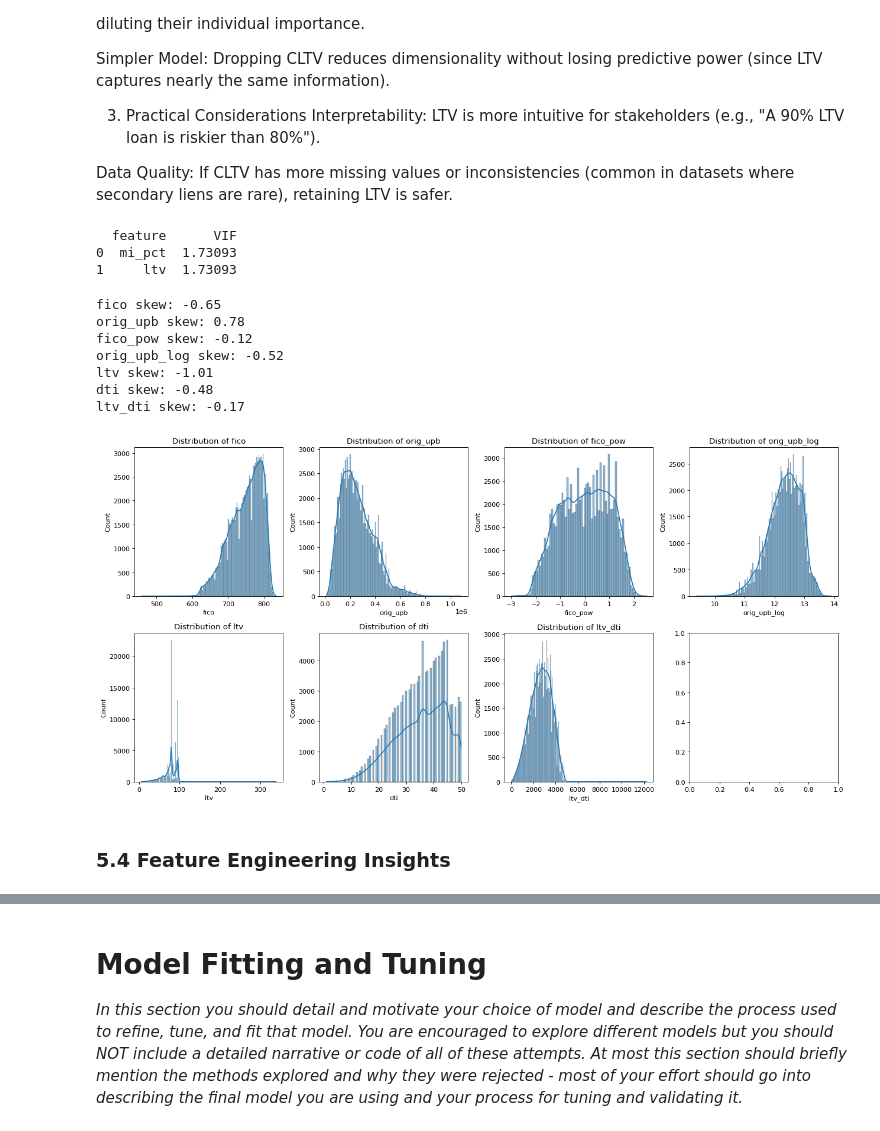
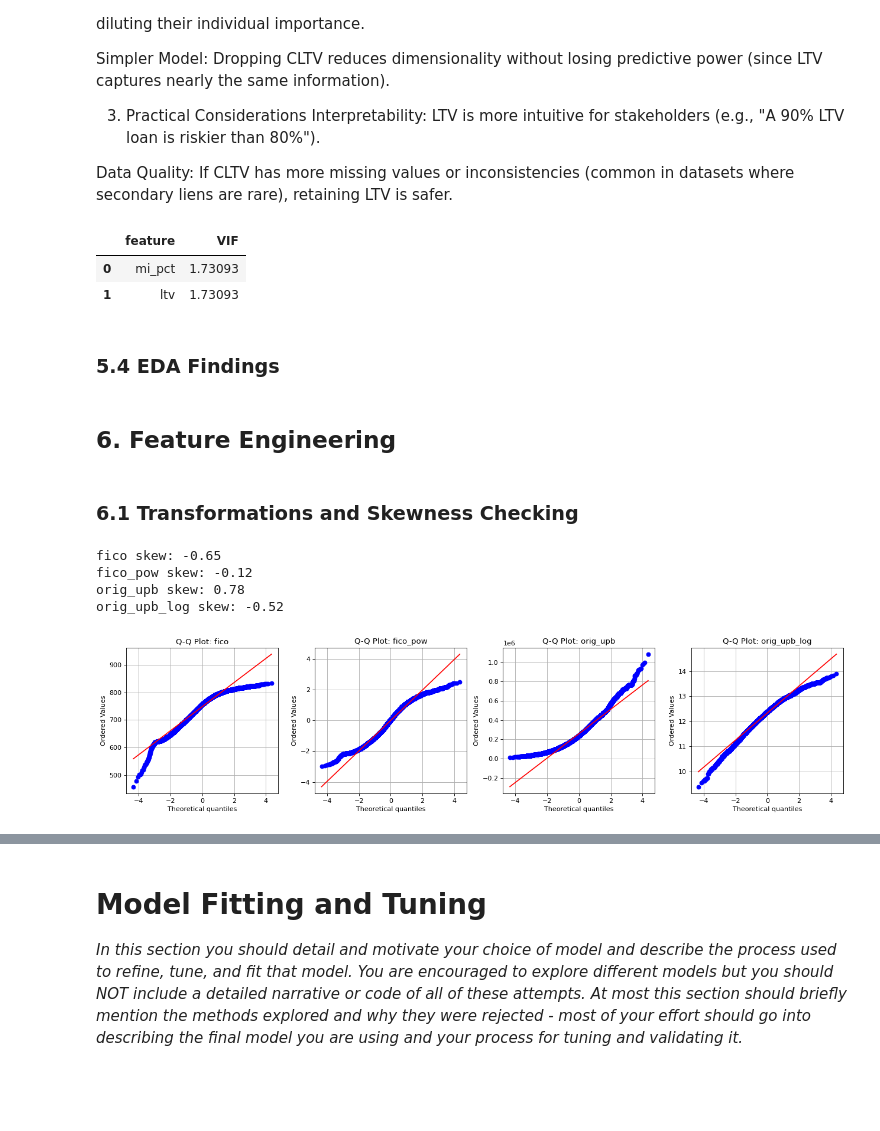
Before and after one commit to AwuoeZYC/Project_2, a Jupyter notebook: project2.ipynb, the cells around one changed output, grey strips where cells are left out. Saved outputs shown, nothing was run; the diff lists cells and outputs as text; code cells hidden in the pictures; blank space fills up the shorter version.

```diff
--- a/project2.ipynb
+++ b/project2.ipynb
@@ -166,4 +116,5 @@ cltv                       1        0.000789
 # %%
+# Check for columns with >90% missing values
 missing_pct = d_filtered.isna().mean()
 high_missing_cols = missing_pct[missing_pct > 0.9].index.tolist()
 print("Columns with >90% missing values:", high_missing_cols)
@@ -173,14 +124,18 @@ constant_cols = []
 for col in d_filtered.columns:
     if d_filtered[col].nunique(dropna=True) == 1:
         constant_cols.append(col)
-
 print("Columns with constant values:", constant_cols)
 
+# Drop identifier columns
 ide_cols = ['id_loan', 'seller_name', 'servicer_name']
+print("Identifier columns:", ide_cols)
 
-cols_to_drop = list(set(constant_cols + high_missing_cols + ide_cols))
-print("Columns to drop:", cols_to_drop)
+# Drop date columns redundant with 'orig_loan_term' (loan term is derived from first payment and maturity dates)
+date_cols = ['dt_first_pi', 'dt_matr']
+print("Date columns:", date_cols)
 
+# Drop columns with constant values, >90% missing values, and identifier columns
+cols_to_drop = list(set(constant_cols + high_missing_cols + ide_cols + date_cols))
 d_filtered = d_filtered.drop(columns=cols_to_drop, errors='ignore')
 # %% [output]
 Columns with >90% missing values: ['flag_sc', 'id_loan_rr', 'program_ind', 'rr_ind']
@@ -196,6 +152,7 @@ y = d_filtered['loan_status']
 # Stratified split to maintain class balance
 X_train, X_test, y_train, y_test = train_test_split(
     X, y,
+    shuffle= True,
     test_size=0.2,
     stratify=y,  # Maintain class distribution
     random_state=42
@@ -223,8 +178,0 @@ X_test[cat_cols] = X_test[cat_cols].fillna('Unknown')
-# %%
-# Drop original date columns
-X_train = X_train.drop(columns=['dt_first_pi', 'dt_matr'])
-X_test = X_test.drop(columns=['dt_first_pi', 'dt_matr'])
-
-# Combine training data for EDA
-train_df = pd.concat([X_train, y_train], axis=1)
-print("\nTraining data shape:", train_df.shape)
@@ -389,47 +319,46 @@ from statsmodels.stats.outliers_influence import variance_inflation_factor
 vif_data = pd.DataFrame()
 vif_data["feature"] = X_train[["mi_pct", "ltv"]].columns
 vif_data["VIF"] = [variance_inflation_factor(X_train[["mi_pct", "ltv"]].values, i) for i in range(2)]
-print(vif_data)
+vif_data
 # %% [output]
-  feature      VIF
-0  mi_pct  1.73093
-1     ltv  1.73093
+|  | feature | VIF |
+| 0 | mi_pct | 1.73093 |
+| 1 | ltv | 1.73093 |
+# %% [markdown]
+### 5.4 EDA Findings
+# %% [markdown]
+## 6. Feature Engineering
+# %% [markdown]
+### 6.1 Transformations and Skewness Checking
 # %%
-# Log-transform 'orig_upb' (add 1 to avoid log(0))
+# Apply log transformation on orig_upb to reduce right skewness
 X_train['orig_upb_log'] = np.log1p(X_train['orig_upb'])
 X_test['orig_upb_log'] = np.log1p(X_test['orig_upb'])
 
+# Apply Yeo-Johnson transformation on fico to reduce left skewness
 pt = PowerTransformer(method='yeo-johnson')
 X_train['fico_pow'] = pt.fit_transform(X_train[['fico']])
 X_test['fico_pow'] = pt.transform(X_test[['fico']])
 
-X_train['occpy_prop'] =  X_train['occpy_sts'] + '_' + X_train['prop_type']
-X_test['occpy_prop'] =  X_test['occpy_sts'] + '_' + X_test['prop_type']
-
-X_train['purpose_borr'] = X_train['loan_purpose'] + '_' + X_train['cnt_borr'].astype(str)
-X_test['purpose_borr'] = X_test['loan_purpose'] + '_' + X_test['cnt_borr'].astype(str)
-
-X_train['ltv_dti'] = X_train['ltv'] * X_train['dti']
-X_test['ltv_dti'] = X_test['ltv'] * X_test['dti']
-
-skewed_cols = ['fico', 'orig_upb', 'fico_pow', 'orig_upb_log', 'ltv', 'dti', 'ltv_dti']
+# Check skewness of transformed columns
+skewed_cols = ['fico', 'fico_pow', 'orig_upb', 'orig_upb_log']
 for col in skewed_cols:
     print(f"{col} skew: {skew(X_train[col]):.2f}")
 
-fig, axes = plt.subplots(2, 4, figsize=(16, 8))
+# Plot Q-Q plots for skewed columns
+n = 1
+m = len(skewed_cols)//n + len(skewed_cols)%n
+fig, axes = plt.subplots(n, m, figsize=(16, n*m))
+axes = axes.ravel()  # Flatten axes for easy iteration
 for i, col in enumerate(skewed_cols):
-    sns.histplot(X_train[col], ax=axes[i//4, i%4], kde=True)
-    axes[i//4, i%4].set_title(f'Distribution of {col}')
+    probplot(X_train[col], plot=axes[i]) # Q-Q plot
+    axes[i].set_title(f'Q-Q Plot: {col}')
+    axes[i].grid(True)
 plt.tight_layout()
 plt.show()
 # %% [output]
 fico skew: -0.65
+fico_pow skew: -0.12
 orig_upb skew: 0.78
-fico_pow skew: -0.12
 orig_upb_log skew: -0.52
-ltv skew: -1.01
-dti skew: -0.48
-ltv_dti skew: -0.17
-[figure, old version]
+[figure, new version]
-# %% [markdown]
-### 5.4 Feature Engineering Insights
```
Also changed, not shown: parts of 34 cells of this notebook.
